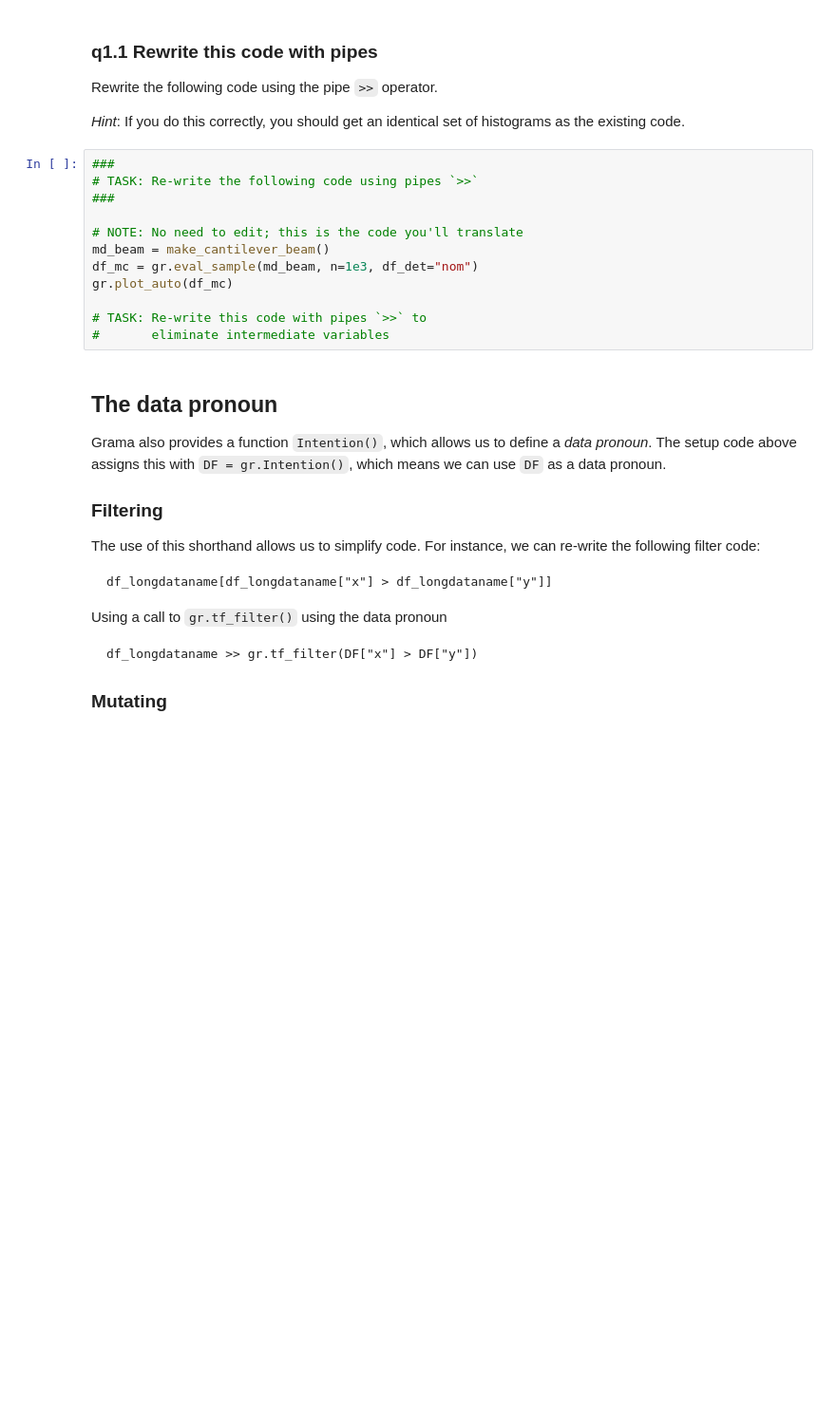
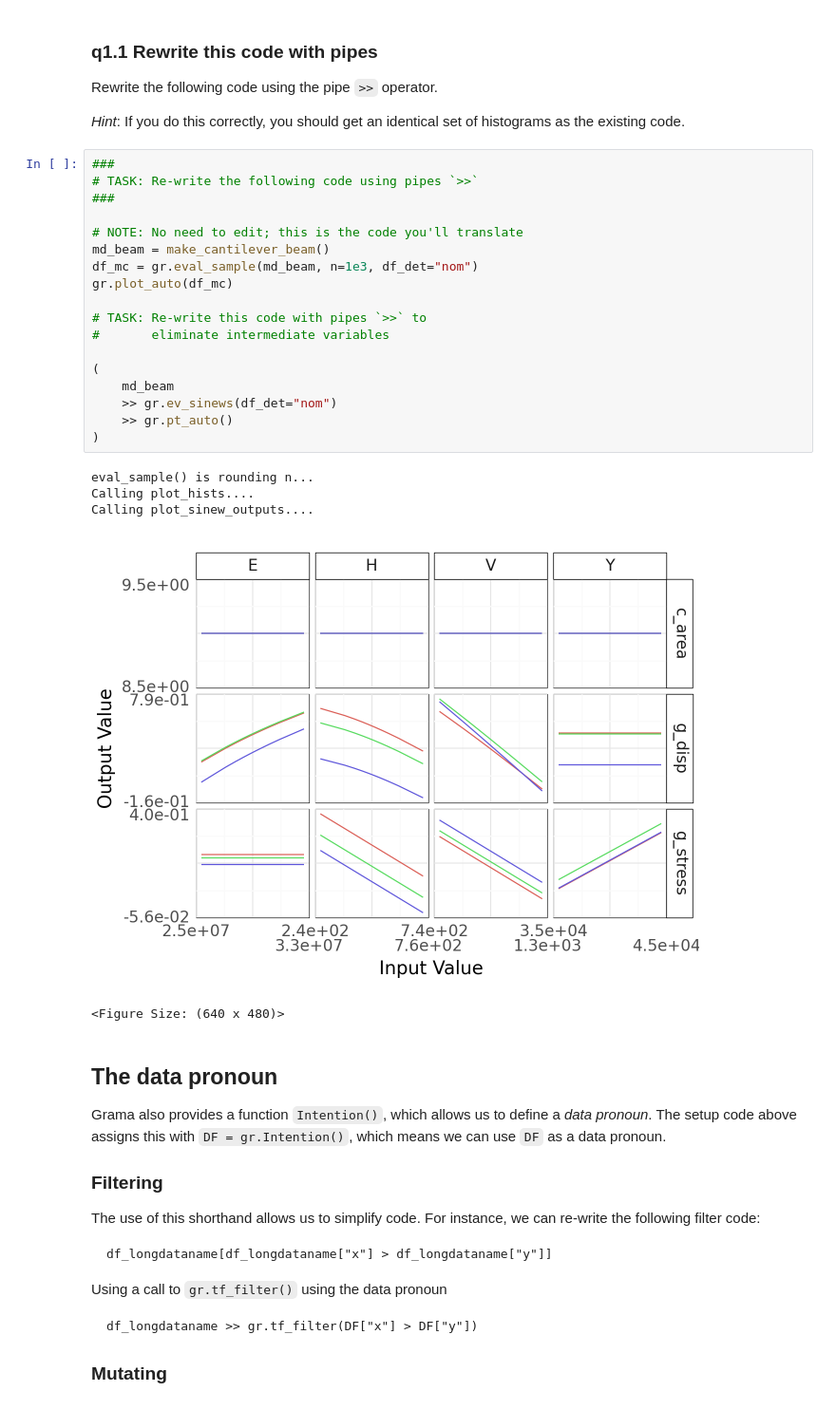
Before and after one commit to amineeva/PDO, a Jupyter notebook: assignments/nb3-pareto-assignment.ipynb, the cells around one changed output. Shown at 95% size. Cells and saved outputs as stored; diff of their text form; blank space fills up the shorter version.

```diff
--- a/assignments/nb3-pareto-assignment.ipynb
+++ b/assignments/nb3-pareto-assignment.ipynb
@@ -173,15 +193,27 @@ Rewrite the following code using the pipe `>>` operator.
 # %%
 ###
 # TASK: Re-write the following code using pipes `>>`
 ###
 
 # NOTE: No need to edit; this is the code you'll translate
 md_beam = make_cantilever_beam()
 df_mc = gr.eval_sample(md_beam, n=1e3, df_det="nom")
 gr.plot_auto(df_mc)
 
 # TASK: Re-write this code with pipes `>>` to
 #       eliminate intermediate variables
+
+(
+    md_beam
+    >> gr.ev_sinews(df_det="nom")
+    >> gr.pt_auto()
+)
+# %% [output]
+eval_sample() is rounding n...
+Calling plot_hists....
+Calling plot_sinew_outputs....
+[figure, added]
+<Figure Size: (640 x 480)>
 # %% [markdown]
 ## The data pronoun
 
```
Also changed, not shown: parts of 8 cells of this notebook.
